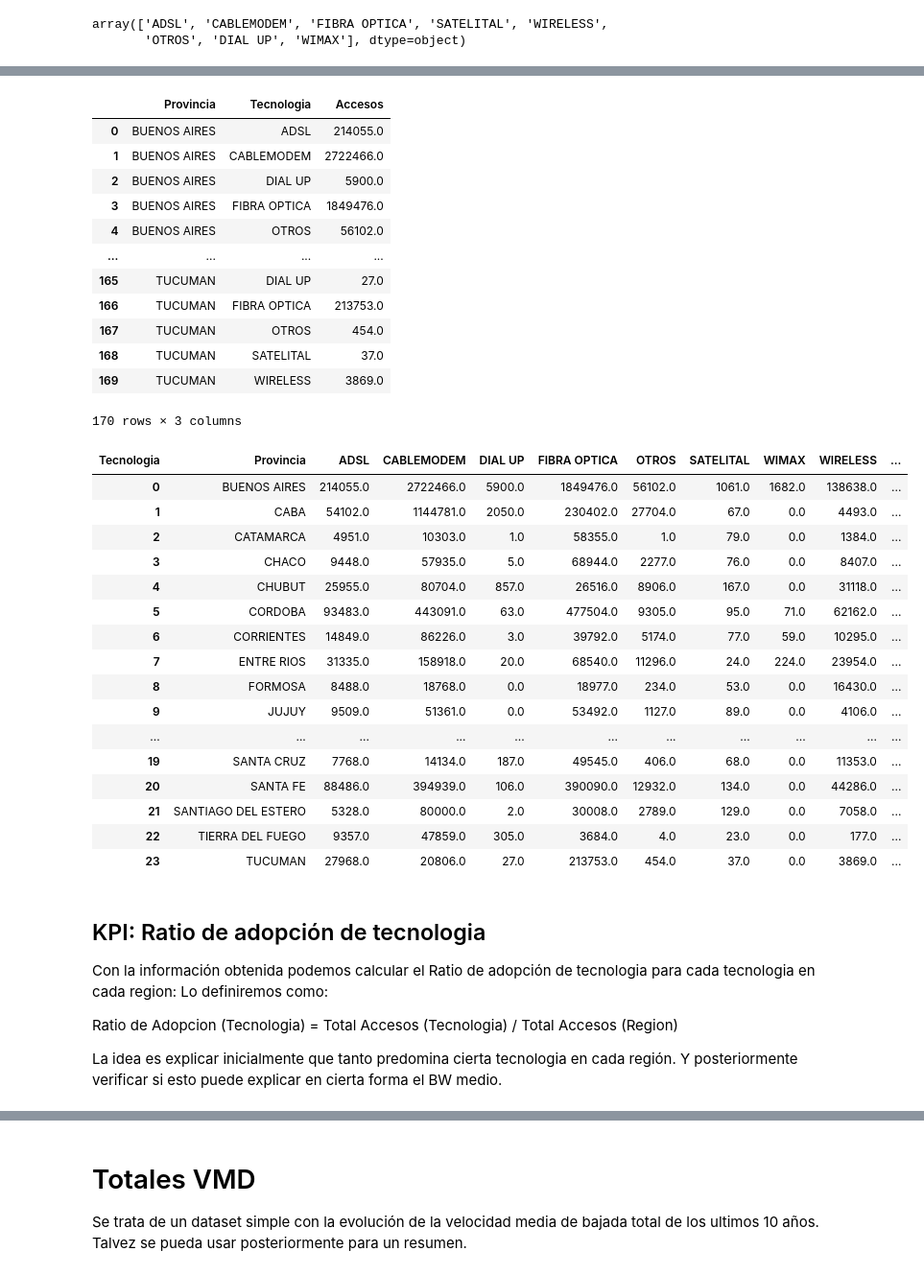
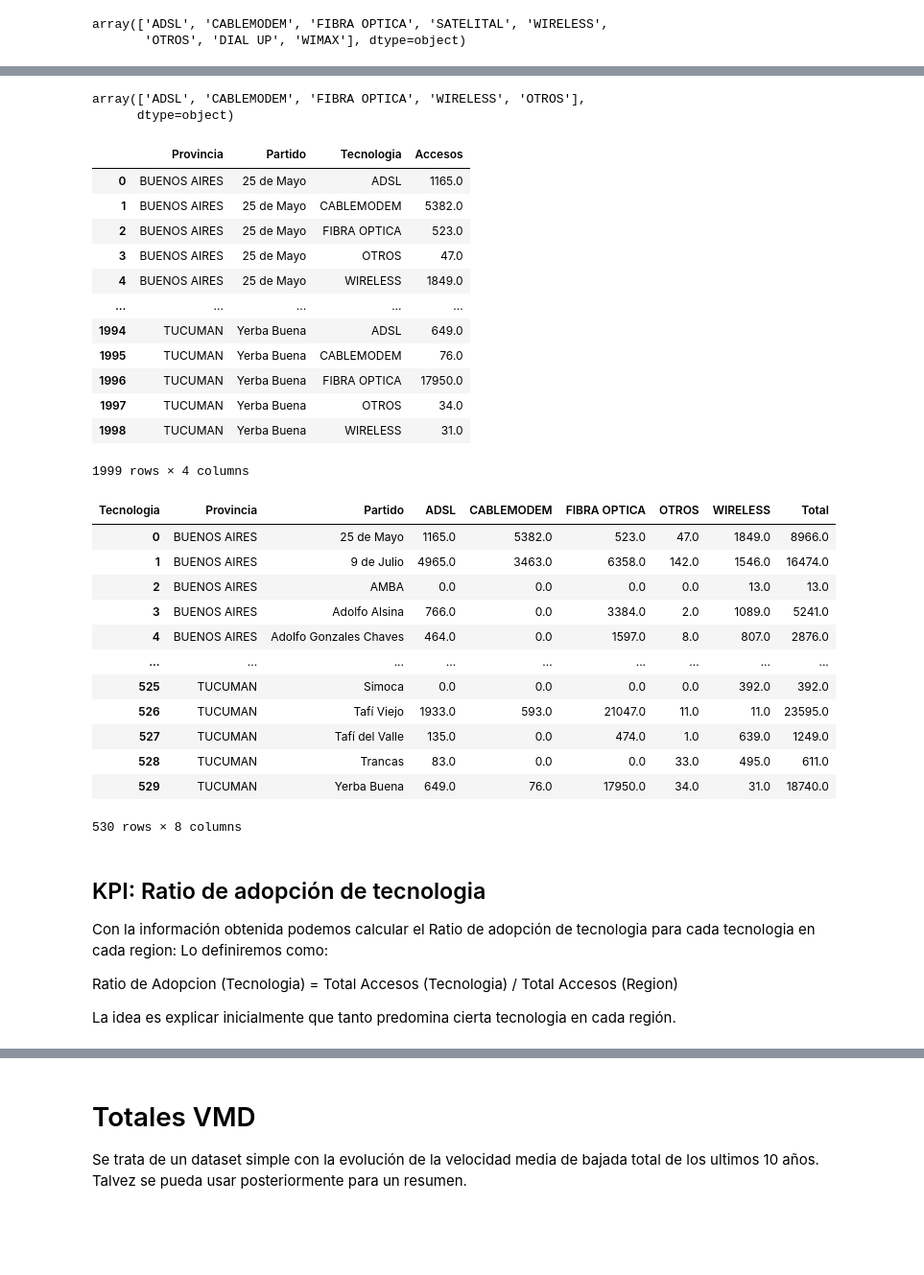
Before and after one commit to SDCaFlo/HenryDataAnalytics, a Jupyter notebook: EDA.ipynb, the cells around one changed output, grey strips where cells are left out. Shown: that part at 96% size. Cells and saved outputs as stored; diff of their text form; code cells hidden in the pictures; blank space fills up the shorter version.

```diff
--- a/EDA.ipynb
+++ b/EDA.ipynb
@@ -926,6 +815,6 @@ Posiblemente podamos encontrar alguna relación entre las tecnologías predomina
 # %%
 # Cargamos datos
-tecnologias_df = file["Accesos_tecnologia_localidad"]
+tecnologias_df = file["Accesos_tecnologia_localidad"].copy()
 # %%
 # Observamos nulos en la columna accesos
 tecnologias_df.info()
@@ -996,46 +871,52 @@ total_tecnologias
+# %%
+# Vamos a normalizar las tecnologias SATELITAL y WIMAX como WIRELES. Así mismo, DIAL-UP con OTROS. Esto con el fin de tener concordancia con los demás datasets.
+tecnologias_df["Tecnologia"].replace("WIMAX", "WIRELESS", inplace=True)
+tecnologias_df["Tecnologia"].replace("SATELITAL", "WIRELESS", inplace=True)
+tecnologias_df["Tecnologia"].replace("DIAL UP", "OTROS", inplace=True)
+# %%
+tecnologias_df["Tecnologia"].unique()
+# %% [output]
+array(['ADSL', 'CABLEMODEM', 'FIBRA OPTICA', 'WIRELESS', 'OTROS'],
+      dtype=object)
 # %%
-# Vamos a hacer una agregación de de tecnologías por Provincia
-tecnologias_sum_df = tecnologias_df.groupby(by=["Provincia", "Tecnologia"]).agg(Accesos=("Accesos", "sum")).reset_index()
+# Vamos a hacer una agregación de de tecnologías por Provincia y Partido.
+tecnologias_sum_df = tecnologias_df.groupby(by=["Provincia", "Partido", "Tecnologia"]).agg(Accesos=("Accesos", "sum")).reset_index()
 tecnologias_sum_df
 # %% [output]
-|  | Provincia | Tecnologia | Accesos |
-| 0 | BUENOS AIRES | ADSL | 214055.0 |
-| 1 | BUENOS AIRES | CABLEMODEM | 2722466.0 |
-| 2 | BUENOS AIRES | DIAL UP | 5900.0 |
-| 3 | BUENOS AIRES | FIBRA OPTICA | 1849476.0 |
-| 4 | BUENOS AIRES | OTROS | 56102.0 |
-| ... | ... | ... | ... |
-| 165 | TUCUMAN | DIAL UP | 27.0 |
-| 166 | TUCUMAN | FIBRA OPTICA | 213753.0 |
-| 167 | TUCUMAN | OTROS | 454.0 |
-| 168 | TUCUMAN | SATELITAL | 37.0 |
-| 169 | TUCUMAN | WIRELESS | 3869.0 |
+|  | Provincia | Partido | Tecnologia | Accesos |
+| 0 | BUENOS AIRES | 25 de Mayo | ADSL | 1165.0 |
+| 1 | BUENOS AIRES | 25 de Mayo | CABLEMODEM | 5382.0 |
+| 2 | BUENOS AIRES | 25 de Mayo | FIBRA OPTICA | 523.0 |
+| 3 | BUENOS AIRES | 25 de Mayo | OTROS | 47.0 |
+| 4 | BUENOS AIRES | 25 de Mayo | WIRELESS | 1849.0 |
+| ... | ... | ... | ... | ... |
+| 1994 | TUCUMAN | Yerba Buena | ADSL | 649.0 |
+| 1995 | TUCUMAN | Yerba Buena | CABLEMODEM | 76.0 |
+| 1996 | TUCUMAN | Yerba Buena | FIBRA OPTICA | 17950.0 |
+| 1997 | TUCUMAN | Yerba Buena | OTROS | 34.0 |
+| 1998 | TUCUMAN | Yerba Buena | WIRELESS | 31.0 |
-170 rows × 3 columns
+1999 rows × 4 columns
 # %%
 # Hacemos un reshape
-accesos_tecnologia_provincia = tecnologias_sum_df.pivot(index="Provincia", columns="Tecnologia", values="Accesos").reset_index().fillna(0)
+accesos_tecnologia_provincia = tecnologias_sum_df.pivot(index=["Provincia", "Partido"], columns="Tecnologia", values="Accesos").reset_index().fillna(0)
 # Agregamos la columna totales:
-accesos_tecnologia_provincia["Total"] = accesos_tecnologia_provincia.iloc[:, 1:].sum(axis=1)
+accesos_tecnologia_provincia["Total"] = accesos_tecnologia_provincia.iloc[:, 2:].sum(axis=1)
 # Mostramos el dataset
 accesos_tecnologia_provincia
 # %% [output]
-| Tecnologia | Provincia | ADSL | CABLEMODEM | DIAL UP | FIBRA OPTICA | OTROS | SATELITAL | WIMAX | WIRELESS | ... |
-| 0 | BUENOS AIRES | 214055.0 | 2722466.0 | 5900.0 | 1849476.0 | 56102.0 | 1061.0 | 1682.0 | 138638.0 | ... |
-| 1 | CABA | 54102.0 | 1144781.0 | 2050.0 | 230402.0 | 27704.0 | 67.0 | 0.0 | 4493.0 | ... |
-| 2 | CATAMARCA | 4951.0 | 10303.0 | 1.0 | 58355.0 | 1.0 | 79.0 | 0.0 | 1384.0 | ... |
-| 3 | CHACO | 9448.0 | 57935.0 | 5.0 | 68944.0 | 2277.0 | 76.0 | 0.0 | 8407.0 | ... |
-| 4 | CHUBUT | 25955.0 | 80704.0 | 857.0 | 26516.0 | 8906.0 | 167.0 | 0.0 | 31118.0 | ... |
-| 5 | CORDOBA | 93483.0 | 443091.0 | 63.0 | 477504.0 | 9305.0 | 95.0 | 71.0 | 62162.0 | ... |
-| 6 | CORRIENTES | 14849.0 | 86226.0 | 3.0 | 39792.0 | 5174.0 | 77.0 | 59.0 | 10295.0 | ... |
-| 7 | ENTRE RIOS | 31335.0 | 158918.0 | 20.0 | 68540.0 | 11296.0 | 24.0 | 224.0 | 23954.0 | ... |
-| 8 | FORMOSA | 8488.0 | 18768.0 | 0.0 | 18977.0 | 234.0 | 53.0 | 0.0 | 16430.0 | ... |
-| 9 | JUJUY | 9509.0 | 51361.0 | 0.0 | 53492.0 | 1127.0 | 89.0 | 0.0 | 4106.0 | ... |
-| ... | ... | ... | ... | ... | ... | ... | ... | ... | ... | ... |
-| 19 | SANTA CRUZ | 7768.0 | 14134.0 | 187.0 | 49545.0 | 406.0 | 68.0 | 0.0 | 11353.0 | ... |
-| 20 | SANTA FE | 88486.0 | 394939.0 | 106.0 | 390090.0 | 12932.0 | 134.0 | 0.0 | 44286.0 | ... |
-| 21 | SANTIAGO DEL ESTERO | 5328.0 | 80000.0 | 2.0 | 30008.0 | 2789.0 | 129.0 | 0.0 | 7058.0 | ... |
-| 22 | TIERRA DEL FUEGO | 9357.0 | 47859.0 | 305.0 | 3684.0 | 4.0 | 23.0 | 0.0 | 177.0 | ... |
-| 23 | TUCUMAN | 27968.0 | 20806.0 | 27.0 | 213753.0 | 454.0 | 37.0 | 0.0 | 3869.0 | ... |
+| Tecnologia | Provincia | Partido | ADSL | CABLEMODEM | FIBRA OPTICA | OTROS | WIRELESS | Total |
+| 0 | BUENOS AIRES | 25 de Mayo | 1165.0 | 5382.0 | 523.0 | 47.0 | 1849.0 | 8966.0 |
+| 1 | BUENOS AIRES | 9 de Julio | 4965.0 | 3463.0 | 6358.0 | 142.0 | 1546.0 | 16474.0 |
+| 2 | BUENOS AIRES | AMBA | 0.0 | 0.0 | 0.0 | 0.0 | 13.0 | 13.0 |
+| 3 | BUENOS AIRES | Adolfo Alsina | 766.0 | 0.0 | 3384.0 | 2.0 | 1089.0 | 5241.0 |
+| 4 | BUENOS AIRES | Adolfo Gonzales Chaves | 464.0 | 0.0 | 1597.0 | 8.0 | 807.0 | 2876.0 |
+| ... | ... | ... | ... | ... | ... | ... | ... | ... |
+| 525 | TUCUMAN | Simoca | 0.0 | 0.0 | 0.0 | 0.0 | 392.0 | 392.0 |
+| 526 | TUCUMAN | Tafí Viejo | 1933.0 | 593.0 | 21047.0 | 11.0 | 11.0 | 23595.0 |
+| 527 | TUCUMAN | Tafí del Valle | 135.0 | 0.0 | 474.0 | 1.0 | 639.0 | 1249.0 |
+| 528 | TUCUMAN | Trancas | 83.0 | 0.0 | 0.0 | 33.0 | 495.0 | 611.0 |
+| 529 | TUCUMAN | Yerba Buena | 649.0 | 76.0 | 17950.0 | 34.0 | 31.0 | 18740.0 |
+530 rows × 8 columns
 # %% [markdown]
 ## KPI: Ratio de adopción de tecnologia
 Con la información obtenida podemos calcular el Ratio de adopción de tecnologia para cada tecnologia en cada region:
@@ -1043,6 +924,6 @@ Lo definiremos como:
 
 Ratio de Adopcion (Tecnologia) = Total Accesos (Tecnologia) / Total Accesos (Region)
 
-La idea es explicar inicialmente que tanto predomina cierta tecnologia en cada región. Y posteriormente verificar si esto puede explicar en cierta forma el BW medio.
+La idea es explicar inicialmente que tanto predomina cierta tecnologia en cada región.
 # %%
 # Calculamos el kpi
```
Also changed, not shown: parts of 203 cells of this notebook.
